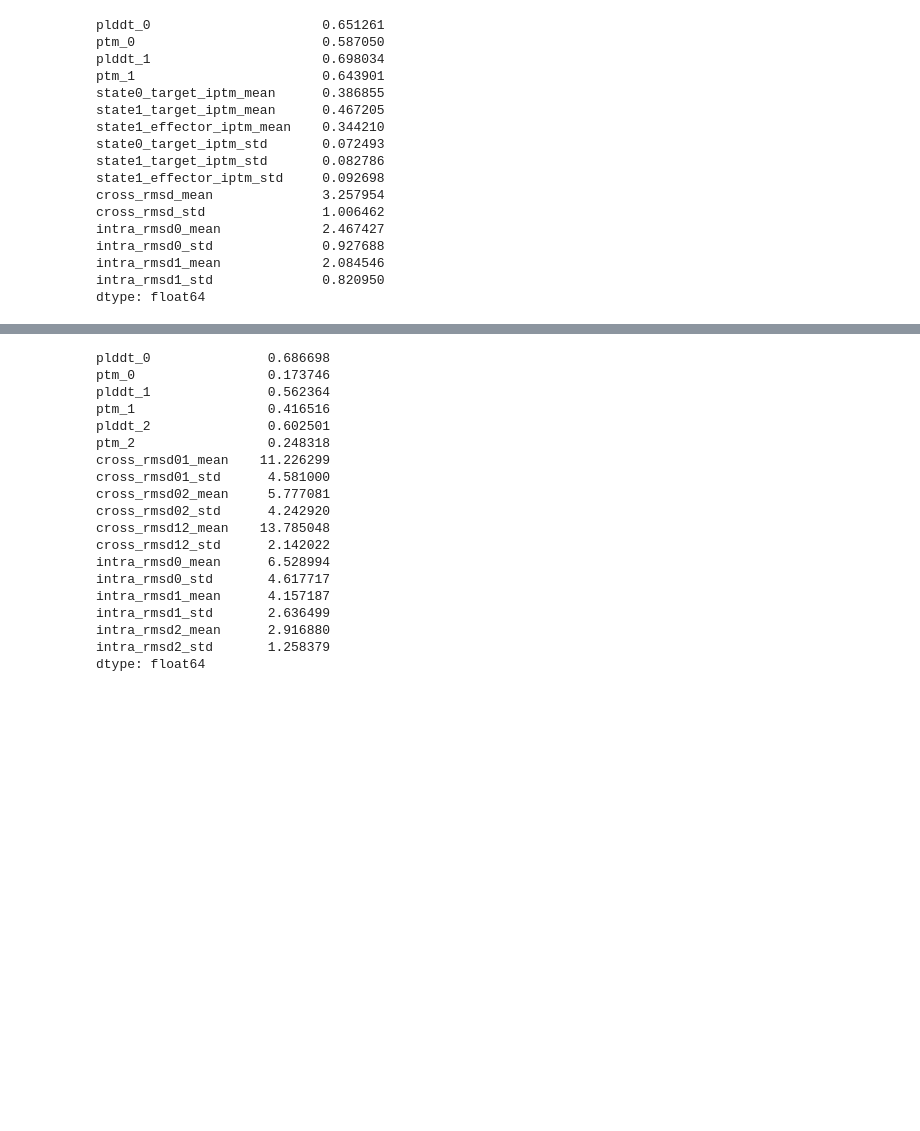
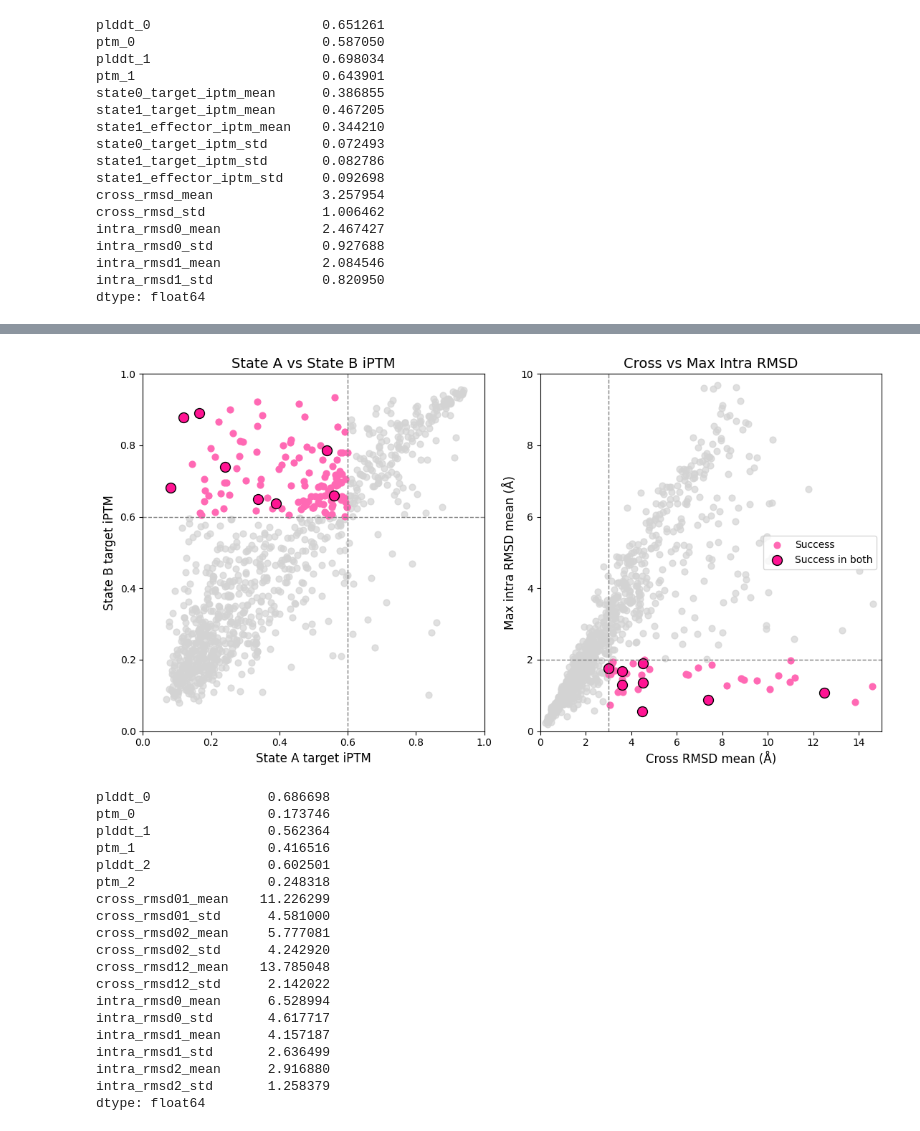
Before and after one commit to aparsanMIT/MotifCraft-AA, a Jupyter notebook: eval_hem.ipynb, the cells around one changed output, grey strips where cells are left out. Drawn from its saved outputs; the diff is of its cells as text; code cells hidden in the pictures; blank space fills up the shorter version.

```diff
--- a/eval_hem.ipynb
+++ b/eval_hem.ipynb
@@ -62,3 +140,100 @@ df[(df.state1_target_iptm_mean > 0.6) & (df.state0_target_iptm_mean < 0.6) & (df
 | 926 | design94 | 0.705777 | 0.572336 | 0.824519 | 0.806770 | 0.337057 | 0.648536 | ... |
+# %%
+import matplotlib.pyplot as plt
+
+df = df.copy()
+
+# split success conditions
+iptm_success = (
+    (df["state1_target_iptm_mean"] > 0.6) &
+    (df["state0_target_iptm_mean"] < 0.6)
+)
+
+rmsd_success = (
+    (df["cross_rmsd_mean"] > 3) &
+    (df["intra_rmsd0_mean"] < 2) &
+    (df["intra_rmsd1_mean"] < 2)
+)
+
+# intersection
+intersection = iptm_success & rmsd_success
+
+# for second plot, y = max intra RMSD
+df["intra_rmsd_max"] = df[["intra_rmsd0_mean", "intra_rmsd1_mean"]].max(axis=1)
+
+fig, axes = plt.subplots(1, 2, figsize=(12, 6))
+
+def plot_one(ax, x, y, xlabel, ylabel, title, mask, xline=None, yline=None):
+    # others
+    ax.scatter(
+        df.loc[~mask, x],
+        df.loc[~mask, y],
+        c="lightgray",
+        alpha=0.7, s=40
+    )
+
+    # successes (excluding intersection)
+    ax.scatter(
+        df.loc[mask & ~intersection, x],
+        df.loc[mask & ~intersection, y],
+        c="hotpink", s=40, label="Success"
+    )
+
+    # intersection = bigger deep pink
+    ax.scatter(
+        df.loc[intersection, x],
+        df.loc[intersection, y],
+        c="deeppink", s=100, edgecolors="black", linewidth=1.0,
+        label="Success in both"
+    )
+
+    # boundaries
+    if xline is not None:
+        ax.axvline(xline, color="gray", ls="--", lw=1)
+    if yline is not None:
+        ax.axhline(yline, color="gray", ls="--", lw=1)
+
+    ax.set_xlabel(xlabel, fontsize=12)
+    ax.set_ylabel(ylabel, fontsize=12)
+    ax.set_title(title, fontsize=14)
+    ax.set_rasterized(True)
+
+
+# Plot 1: state0 vs state1 iPTM
+plot_one(
+    axes[0],
+    "state0_target_iptm_mean",
+    "state1_target_iptm_mean",
+    "State A target iPTM",
+    "State B target iPTM",
+    "State A vs State B iPTM",
+    iptm_success,
+    xline=0.6, yline=0.6
+)
+
+# Plot 2: cross vs max intra RMSD
+plot_one(
+    axes[1],
+    "cross_rmsd_mean",
+    "intra_rmsd_max",
+    "Cross RMSD mean (Å)",
+    "Max intra RMSD mean (Å)",
+    "Cross vs Max Intra RMSD",
+    rmsd_success,
+    xline=3, yline=2
+)
+axes[0].set_xlim(0,1)
+axes[0].set_ylim(0,1)
+axes[1].set_xlim(0,15)
+axes[1].set_ylim(0,10)
+# shared legend
+handles, labels = axes[0].get_legend_handles_labels()
+axes[1].legend(loc="center right", frameon=True)
+
+plt.tight_layout(rect=[0, 0, 0.93, 1])
+plt.savefig("./plots/scatter_inducedbinding.pdf",dpi=200,bbox_inches="tight")
+plt.show()
+# %% [output]
+[figure, added]
 # %%
 import pandas as pd
```
Also changed, not shown: parts of 9 cells of this notebook, 1 other file.
